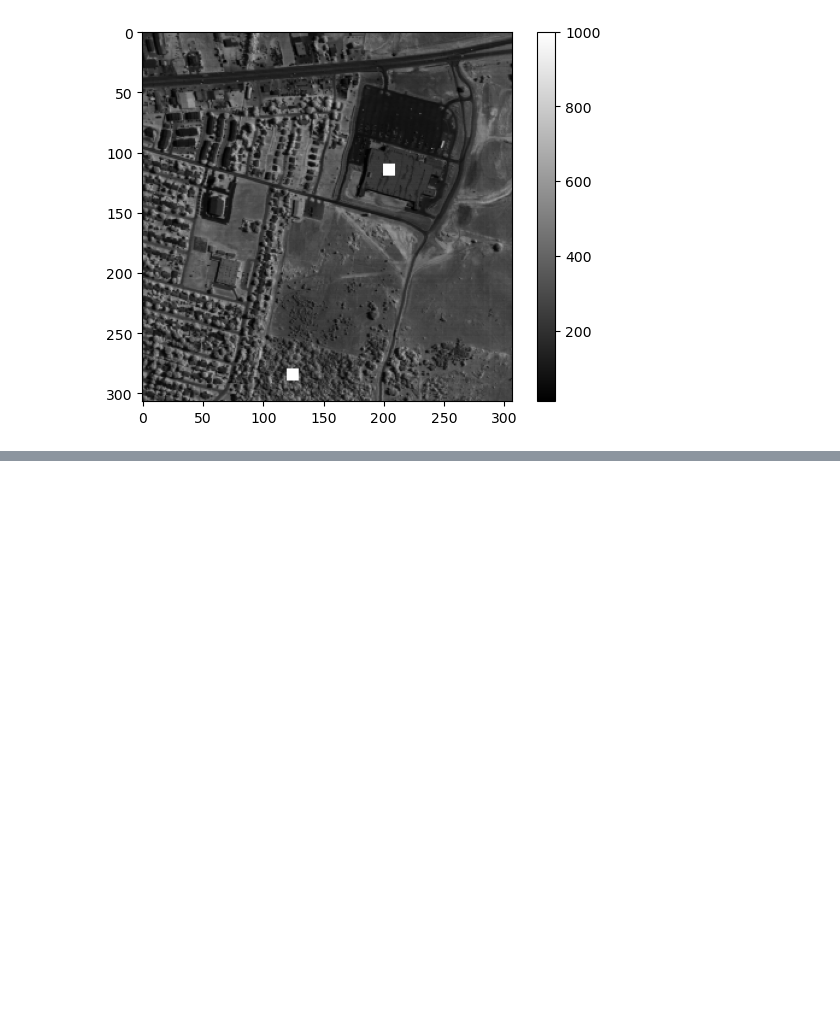
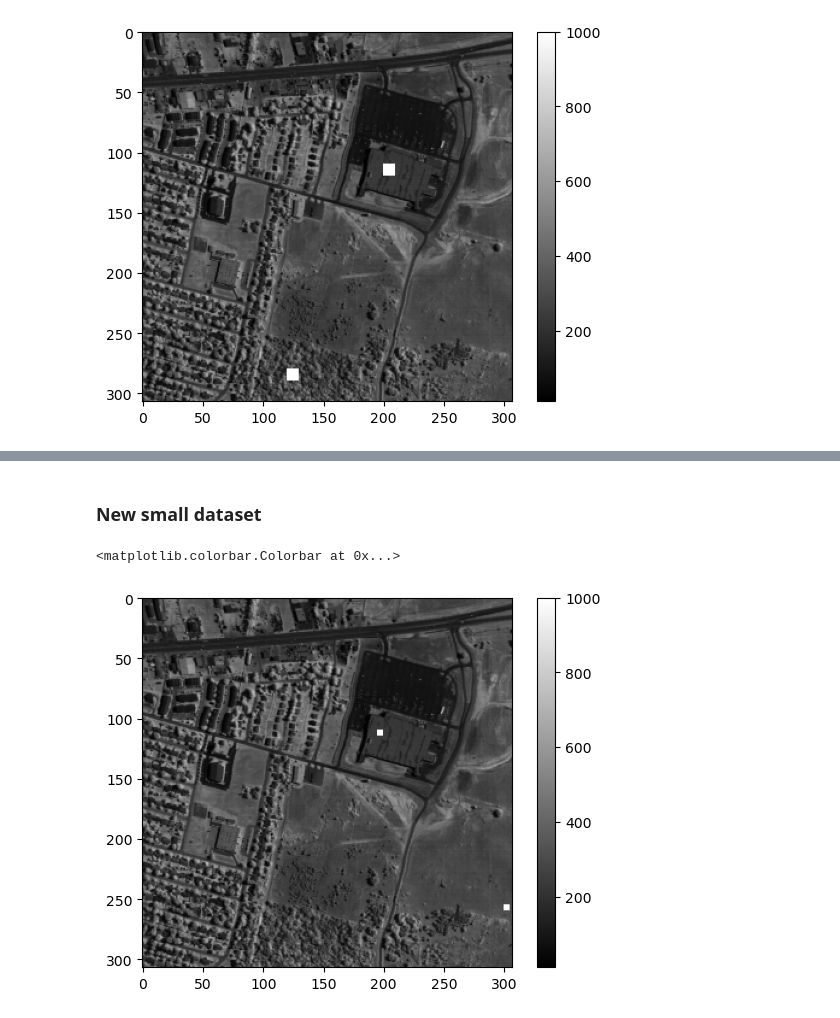
Before and after one commit to waqasbinhamed/seminmf, a Jupyter notebook: more tests.ipynb, the cells around one changed output, grey strips where cells are left out. Saved outputs shown, nothing was run; the diff lists cells and outputs as text; code cells hidden in the pictures; blank space fills up the shorter version.

```diff
--- a/small test.ipynb
+++ b/more tests.ipynb
@@ -59 +155,12 @@ smallX3d = np.hstack([trees3d, roof3d]) # (162, 20, 10)
+# %% [markdown]
+### New small dataset
+# %%
+img = X3d[wavelength, :, :].copy()
+img[255: 260, 300: 305] = 1000 # trees
+img[110: 115, 195: 200] = 1000 # roof
+plt.imshow(img, cmap='gray')
+plt.colorbar()
+# %% [output]
+<matplotlib.colorbar.Colorbar at 0x...>
+[figure, added]
 # %%
```
Also changed, not shown: parts of 36 cells of this notebook, 4 other files.
